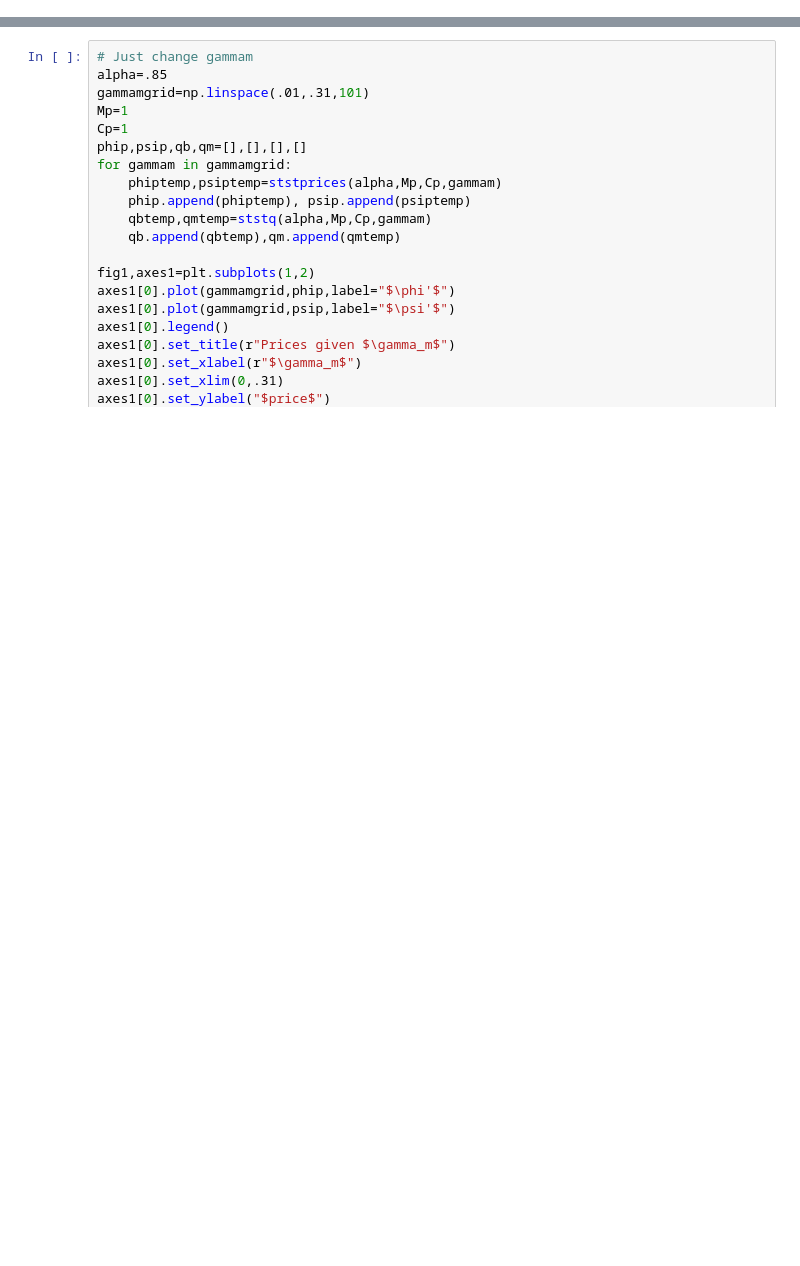
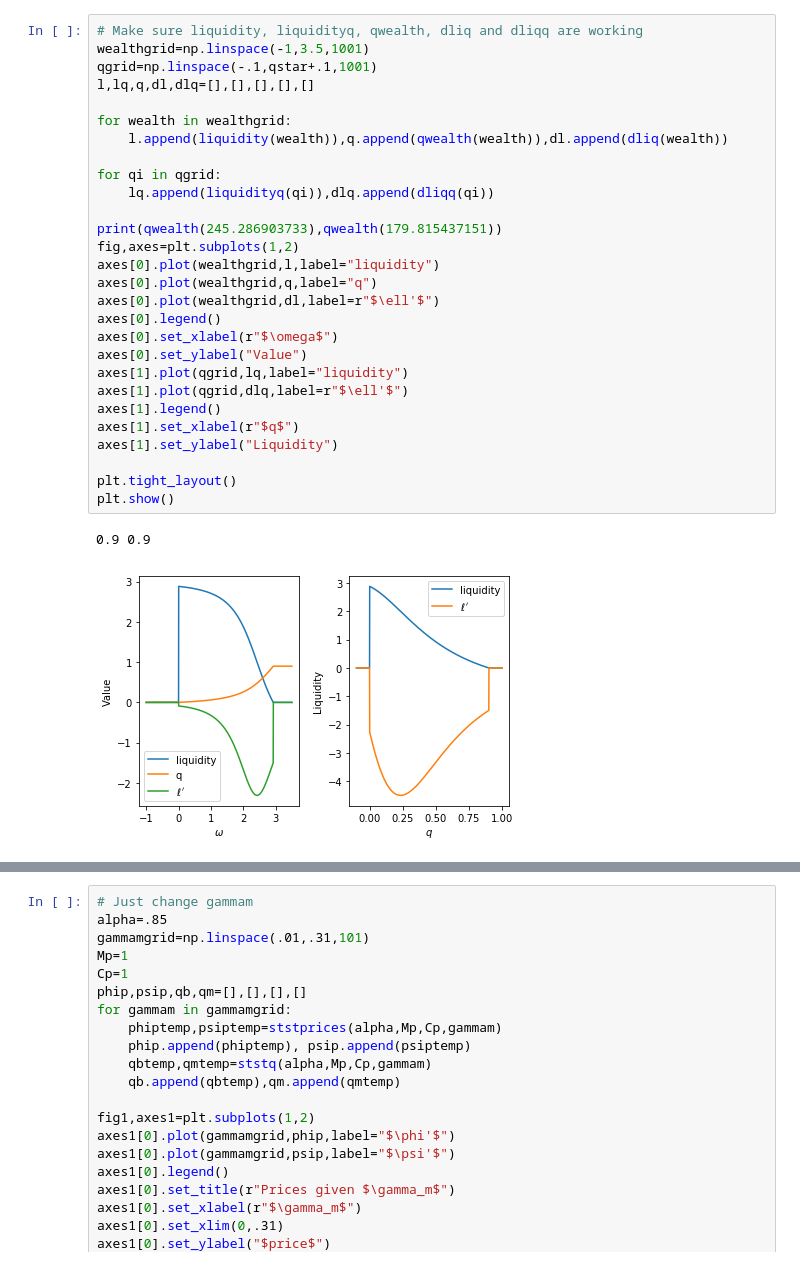
Before and after one commit to spspitze/cryptocurrency, a Jupyter notebook: One Period.ipynb, the cells around one changed output, grey strips where cells are left out. Cells and saved outputs as stored; diff of their text form; blank space fills up the shorter version.

```diff
--- a/One Period.ipynb
+++ b/One Period.ipynb
@@ -128,0 +207,31 @@ plt.show()
+# %%
+# Make sure liquidity, liquidityq, qwealth, dliq and dliqq are working
+wealthgrid=np.linspace(-1,3.5,1001)
+qgrid=np.linspace(-.1,qstar+.1,1001)
+l,lq,q,dl,dlq=[],[],[],[],[]
+
+for wealth in wealthgrid:
+    l.append(liquidity(wealth)),q.append(qwealth(wealth)),dl.append(dliq(wealth))
+
+for qi in qgrid:
+    lq.append(liquidityq(qi)),dlq.append(dliqq(qi))
+
+print(qwealth(245.286903733),qwealth(179.815437151))
+fig,axes=plt.subplots(1,2)
+axes[0].plot(wealthgrid,l,label="liquidity")
+axes[0].plot(wealthgrid,q,label="q")
+axes[0].plot(wealthgrid,dl,label=r"$\ell'$")
+axes[0].legend()
+axes[0].set_xlabel(r"$\omega$")
+axes[0].set_ylabel("Value")
+axes[1].plot(qgrid,lq,label="liquidity")
+axes[1].plot(qgrid,dlq,label=r"$\ell'$")
+axes[1].legend()
+axes[1].set_xlabel(r"$q$")
+axes[1].set_ylabel("Liquidity")
+
+plt.tight_layout()
+plt.show()
+# %% [output]
+0.9 0.9
+[figure, added]
```
Also changed, not shown: parts of 18 cells of this notebook.
